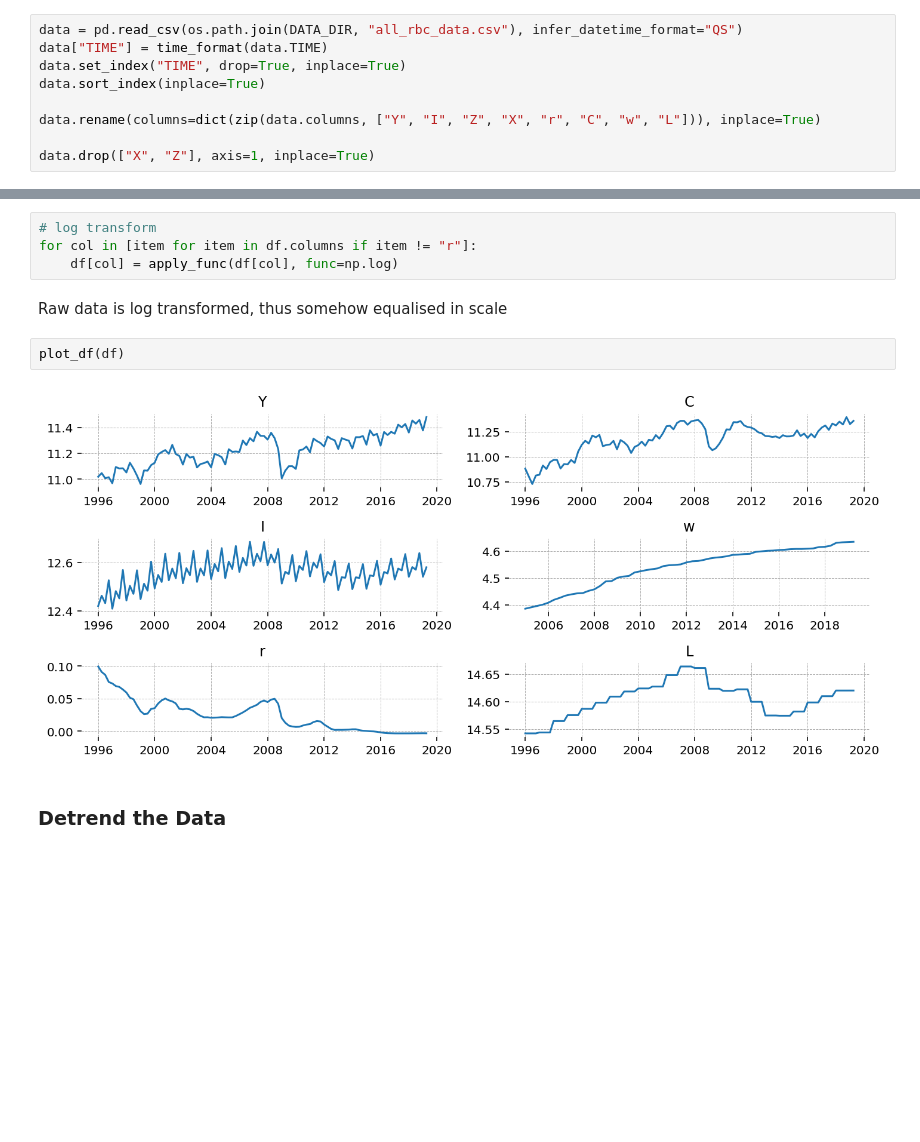
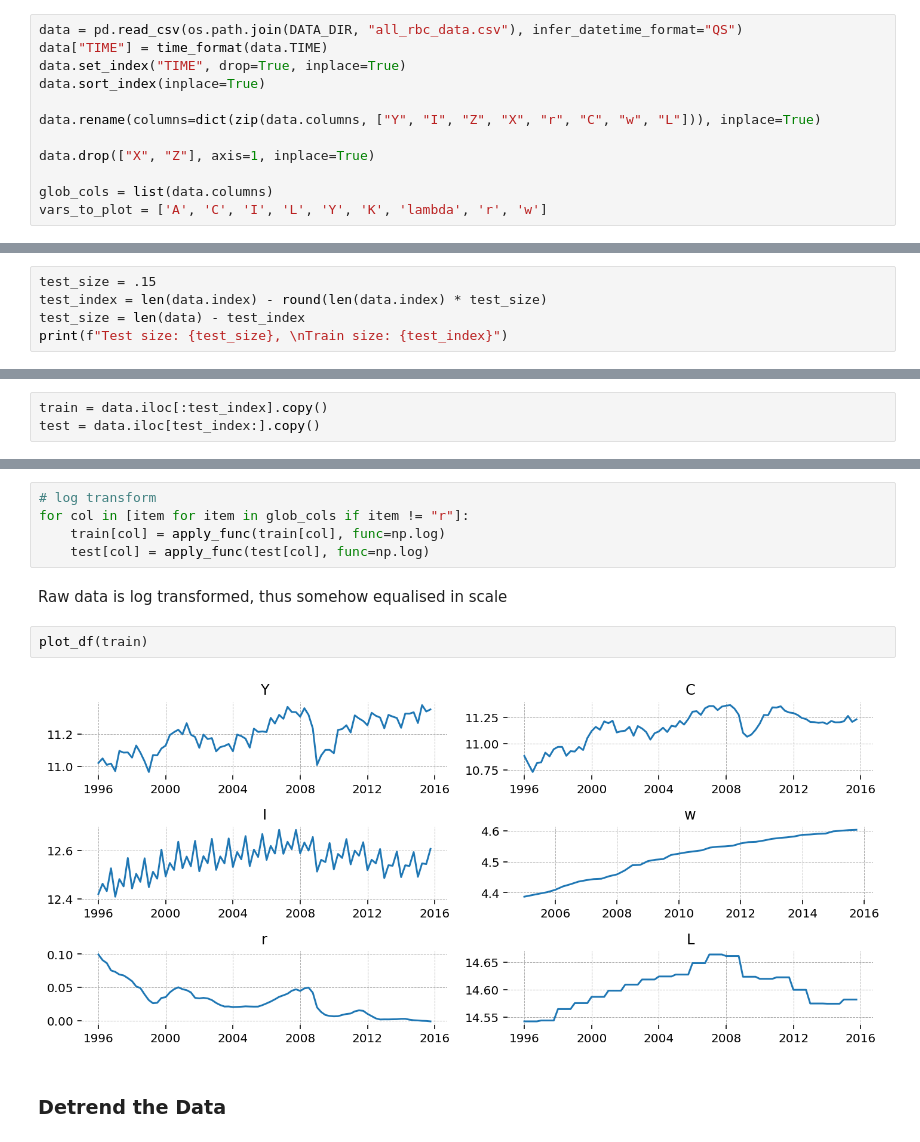
Before and after one commit to lukasgrahl/macro_rbc, a Jupyter notebook: notebooks/Fitting RBC to Italy Data.ipynb, the cells around one changed output, grey strips where cells are left out. Cells and saved outputs as stored; diff of their text form; blank space fills up the shorter version.

```diff
--- a/notebooks/Fitting RBC to Italy Data.ipynb
+++ b/notebooks/Fitting RBC to Italy Data.ipynb
@@ -65,6 +62,9 @@ data.sort_index(inplace=True)
 data.rename(columns=dict(zip(data.columns, ["Y", "I", "Z", "X", "r", "C", "w", "L"])), inplace=True)
 
 data.drop(["X", "Z"], axis=1, inplace=True)
+
+glob_cols = list(data.columns)
+vars_to_plot = ['A', 'C', 'I', 'L', 'Y', 'K', 'lambda', 'r', 'w']
 # %% [markdown]
 ## Prepocessing the Data <a class="anchor" id="chapter3"></a>
 # %%
@@ -87,0 +89,5 @@ plot_df(data)
+# %%
+test_size = .15
+test_index = len(data.index) - round(len(data.index) * test_size)
+test_size = len(data) - test_index
+print(f"Test size: {test_size}, \nTrain size: {test_index}")
@@ -88,15 +97,19 @@ plot_df(data)
+# %%
+train = data.iloc[:test_index].copy()
+test = data.iloc[test_index:].copy()
 # %% [markdown]
 ### Log-transformation <a class="anchor" id="section_3_1"></a>
 # %%
 # log transform
-for col in [item for item in df.columns if item != "r"]:
-    df[col] = apply_func(df[col], func=np.log)
+for col in [item for item in glob_cols if item != "r"]:
+    train[col] = apply_func(train[col], func=np.log)
+    test[col] = apply_func(test[col], func=np.log)
 # %% [markdown]
 Raw data is log transformed, thus somehow equalised in scale
 # %%
-plot_df(df)
+plot_df(train)
 # %% [output]
-[figure, old version]
+[figure, new version]
 # %% [markdown]
 ### Detrend the Data <a class="anchor" id="section_3_3"></a>
 # %% [markdown]
```
Also changed, not shown: parts of 45 cells of this notebook, 2 other files.
